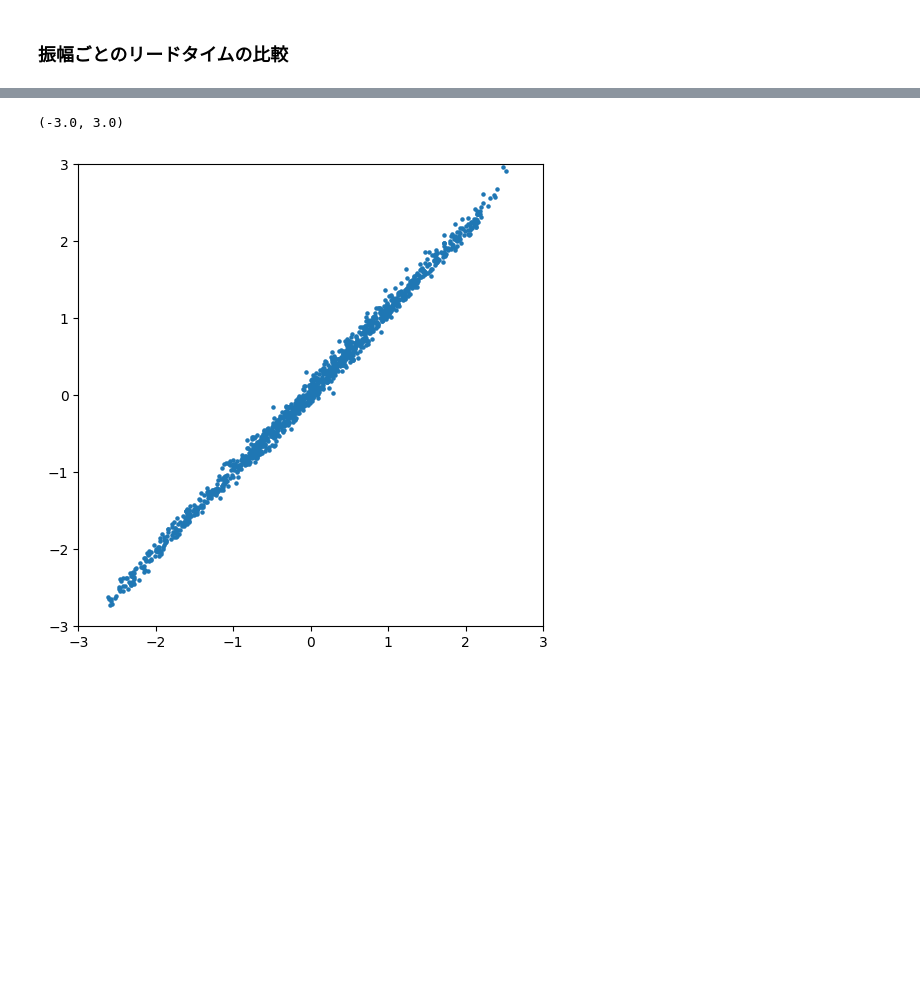
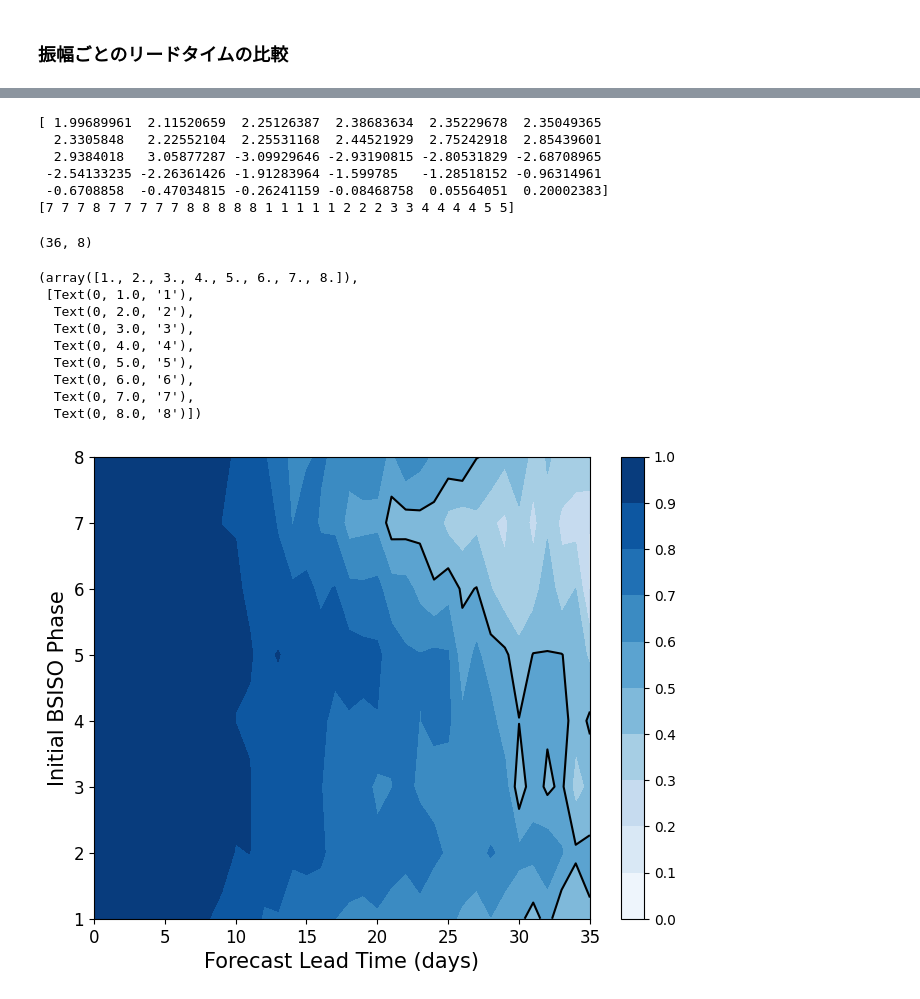
Before and after one commit to Yuumae1/machine_learning, a Jupyter notebook: notebook/cnn_analysis_v2.ipynb, the cells around one changed output, grey strips where cells are left out. Cells and saved outputs as stored; diff of their text form; code cells hidden in the pictures; blank space fills up the shorter version.

```diff
--- a/notebook/cnn_analysis_v2.ipynb
+++ b/notebook/cnn_analysis_v2.ipynb
@@ -565,9 +745,59 @@ for stop in range(25, 88, 10):
-# %%
-# 散布図
-plt.figure(figsize=(6,6))
-plt.scatter(pred_jja[0,0,:,:], sup_jja[0,0,:,:], 5)
-plt.xlim(-3, 3)
-plt.ylim(-3, 3)
-# %% [output]
-(-3.0, 3.0)
-[figure, removed]
+# %%
+# initial phase analysis
+phase = np.zeros(sup_jja[0,0,:,0].shape, dtype=int)
+# arctan2 ：
+arg = np.arctan2(-sup_jja[0,0,:,0], -sup_jja[0,0,:,1])
+print(arg[:30])
+
+# 8phase に分ける
+phase[(arg >= -np.pi) & (arg < -3*np.pi/4)] = 1
+phase[(arg >= -3*np.pi/4) & (arg < -np.pi/2)] = 2
+phase[(arg >= -np.pi/2) & (arg < -np.pi/4)] = 3
+phase[(arg >= -np.pi/4) & (arg < 0)] = 4
+phase[(arg >= 0) & (arg < np.pi/4)] = 5
+phase[(arg >= np.pi/4) & (arg < np.pi/2)] = 6
+phase[(arg >= np.pi/2) & (arg < 3*np.pi/4)] = 7
+phase[(arg >= 3*np.pi/4) & (arg <= np.pi)] = 8
+
+print(phase[:30])
+# %% [output]
+[ 1.99689961  2.11520659  2.25126387  2.38683634  2.35229678  2.35049365
+  2.3305848   2.22552104  2.25531168  2.44521929  2.75242918  2.85439601
+  2.9384018   3.05877287 -3.09929646 -2.93190815 -2.80531829 -2.68708965
+ -2.54133235 -2.26361426 -1.91283964 -1.599785   -1.28518152 -0.96314961
+ -0.6708858  -0.47034815 -0.26241159 -0.08468758  0.05564051  0.20002383]
+[7 7 7 8 7 7 7 7 7 8 8 8 8 8 1 1 1 1 1 2 2 2 3 3 4 4 4 4 5 5]
+# %%
+cor_phase = np.zeros((36, 8))
+for i in range(36):
+    for j in range(8):
+        idx = np.where(phase == j+1)[0]
+        cor_phase[i,j] = culc_cor(sup_jja[i,0,idx], best_pred_jja[i,idx])
+
+print(cor_phase.shape)
+# %% [output]
+(36, 8)
+# %%
+# plot
+fig = plt.figure(figsize=(8,6))
+ax=fig.add_subplot(1,1,1)
+x, y = np.meshgrid(np.arange(36), np.arange(1,9)) # 経度、緯度データ
+cntrf = ax.contourf(x, y, cor_phase.T, np.linspace(0, 1, num=11), cmap='Blues')
+cntr  = ax.contour(x, y, cor_phase.T, [0.5], colors='k', linewidths=1.5, linestyle='solid')
+cbar  = fig.colorbar(cntrf, ticks = np.linspace(0, 1, 11), orientation='vertical')
+plt.xlabel('Forecast Lead Time (days)', fontsize=15)
+plt.ylabel('Initial BSISO Phase', fontsize=15)
+plt.xticks(fontsize=12)
+plt.yticks(fontsize=12)
+#plt.title('Correlation as a function of the phase')
+# %% [output]
+(array([1., 2., 3., 4., 5., 6., 7., 8.]),
+ [Text(0, 1.0, '1'),
+  Text(0, 2.0, '2'),
+  Text(0, 3.0, '3'),
+  Text(0, 4.0, '4'),
+  Text(0, 5.0, '5'),
+  Text(0, 6.0, '6'),
+  Text(0, 7.0, '7'),
+  Text(0, 8.0, '8')])
+[figure, added]
```
Also changed, not shown: parts of 12 cells of this notebook, 2 other files.
